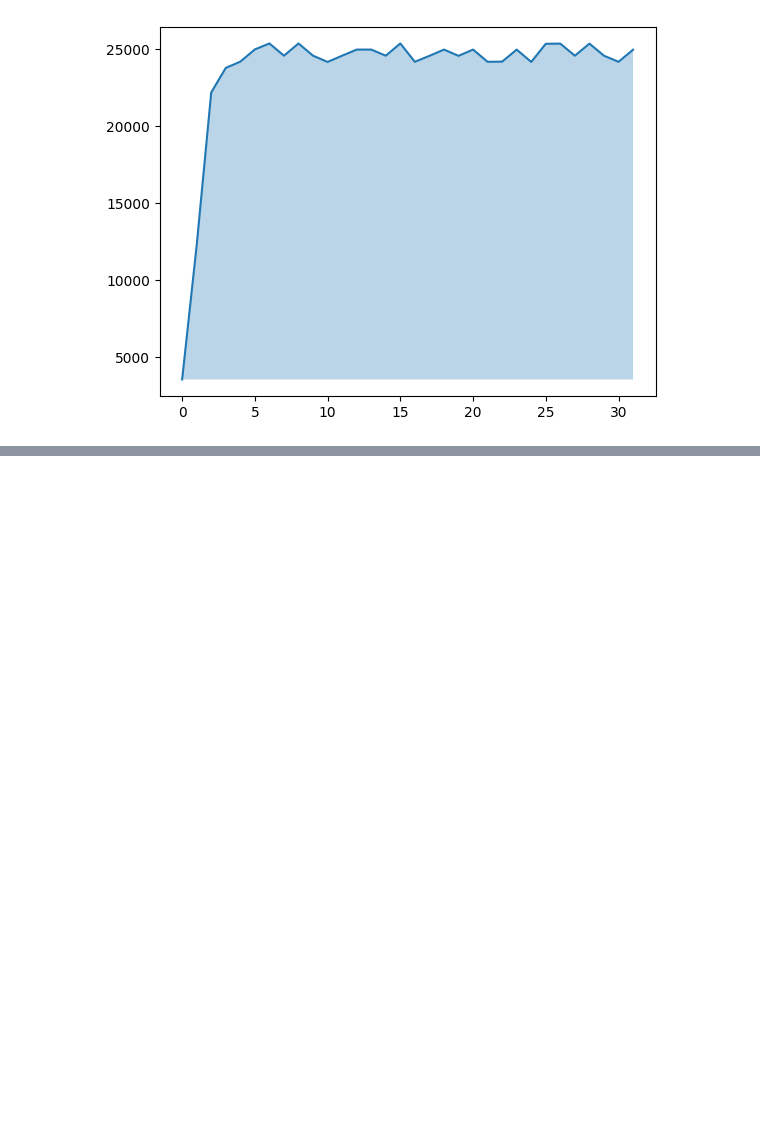
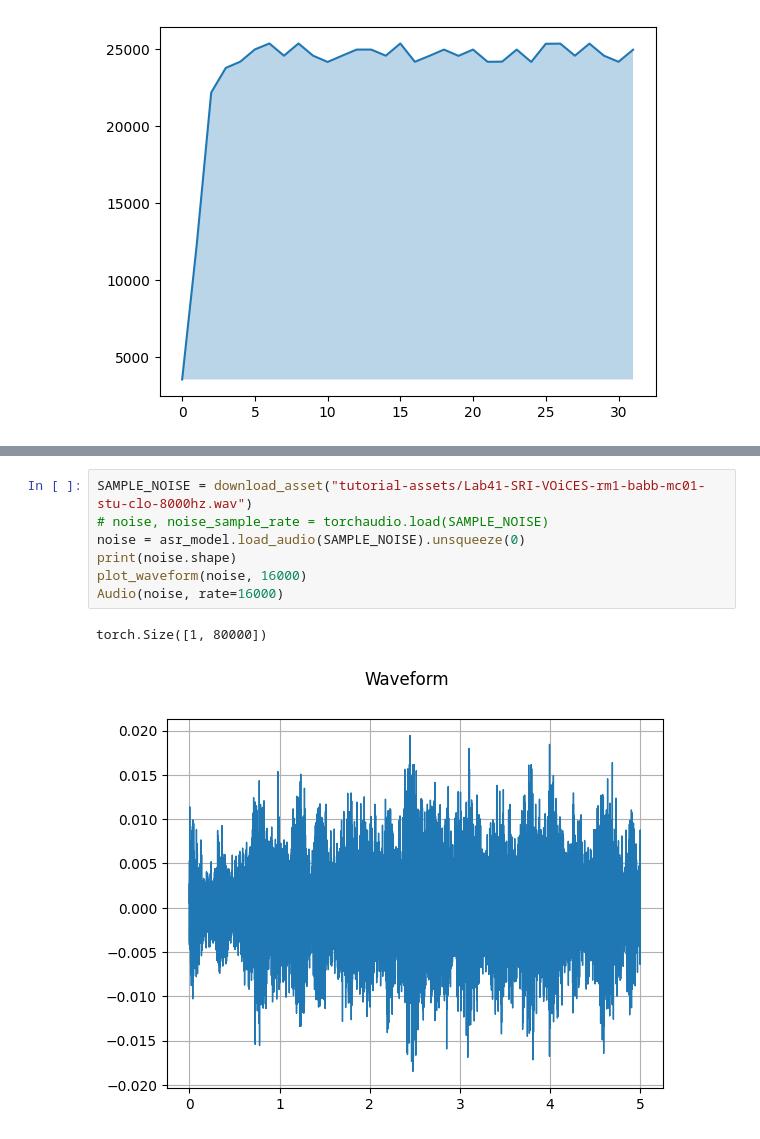
Before and after one commit to yul091/ASR_Uncertainty, a Jupyter notebook: my_test.ipynb, the cells around one changed output, grey strips where cells are left out. Drawn from its saved outputs; the diff is of its cells as text; blank space fills up the shorter version.

```diff
--- a/my_test.ipynb
+++ b/my_test.ipynb
@@ -99,0 +266,10 @@ plt.show()
+# %%
+SAMPLE_NOISE = download_asset("tutorial-assets/Lab41-SRI-VOiCES-rm1-babb-mc01-stu-clo-8000hz.wav")
+# noise, noise_sample_rate = torchaudio.load(SAMPLE_NOISE)
+noise = asr_model.load_audio(SAMPLE_NOISE).unsqueeze(0)
+print(noise.shape)
+plot_waveform(noise, 16000)
+Audio(noise, rate=16000)
+# %% [output]
+torch.Size([1, 80000])
+[figure, added]
```
Also changed, not shown: parts of 34 cells of this notebook, 11 other files.
